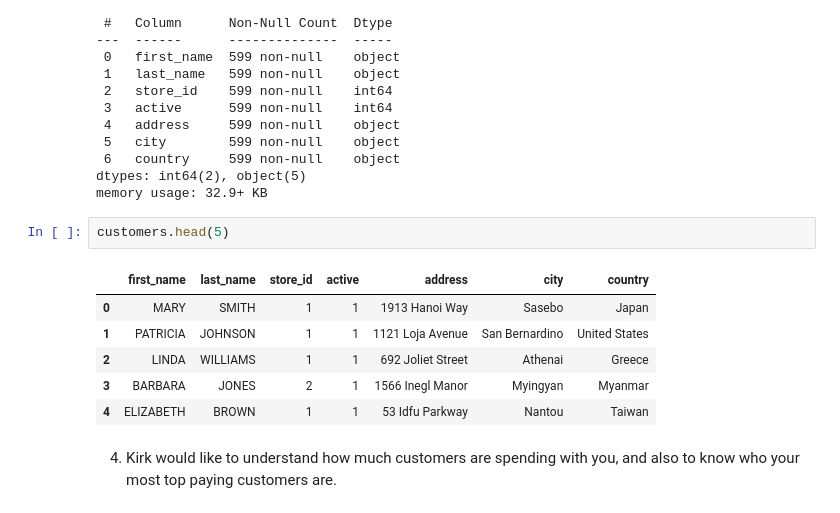
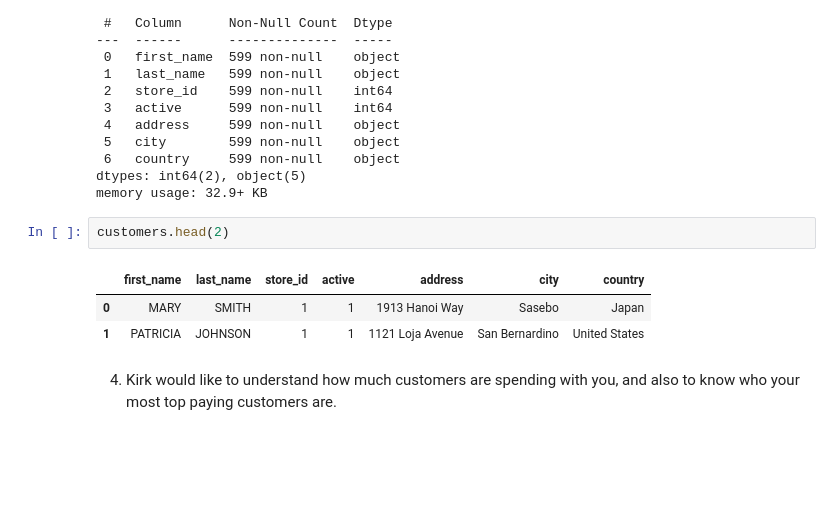
Before and after one commit to RajeshRamachander/mysqlpython, a Jupyter notebook: mysqlpython.ipynb, the cells around one changed output. Drawn from its saved outputs; the diff is of its cells as text; blank space fills up the shorter version.

```diff
--- a/mysqlpython.ipynb
+++ b/mysqlpython.ipynb
@@ -168,14 +173,11 @@ Data columns (total 7 columns):
 dtypes: int64(2), object(5)
 memory usage: 32.9+ KB
 # %%
-customers.head(5)
+customers.head(2)
 # %% [output]
 |  | first_name | last_name | store_id | active | address | city | country |
 | 0 | MARY | SMITH | 1 | 1 | 1913 Hanoi Way | Sasebo | Japan |
 | 1 | PATRICIA | JOHNSON | 1 | 1 | 1121 Loja Avenue | San Bernardino | United States |
-| 2 | LINDA | WILLIAMS | 1 | 1 | 692 Joliet Street | Athenai | Greece |
-| 3 | BARBARA | JONES | 2 | 1 | 1566 Inegl Manor | Myingyan | Myanmar |
-| 4 | ELIZABETH | BROWN | 1 | 1 | 53 Idfu Parkway | Nantou | Taiwan |
 # %% [markdown]
 
 4. Kirk would like to understand how much customers are
```
Also changed, not shown: parts of 3 cells of this notebook, 2 other files.
